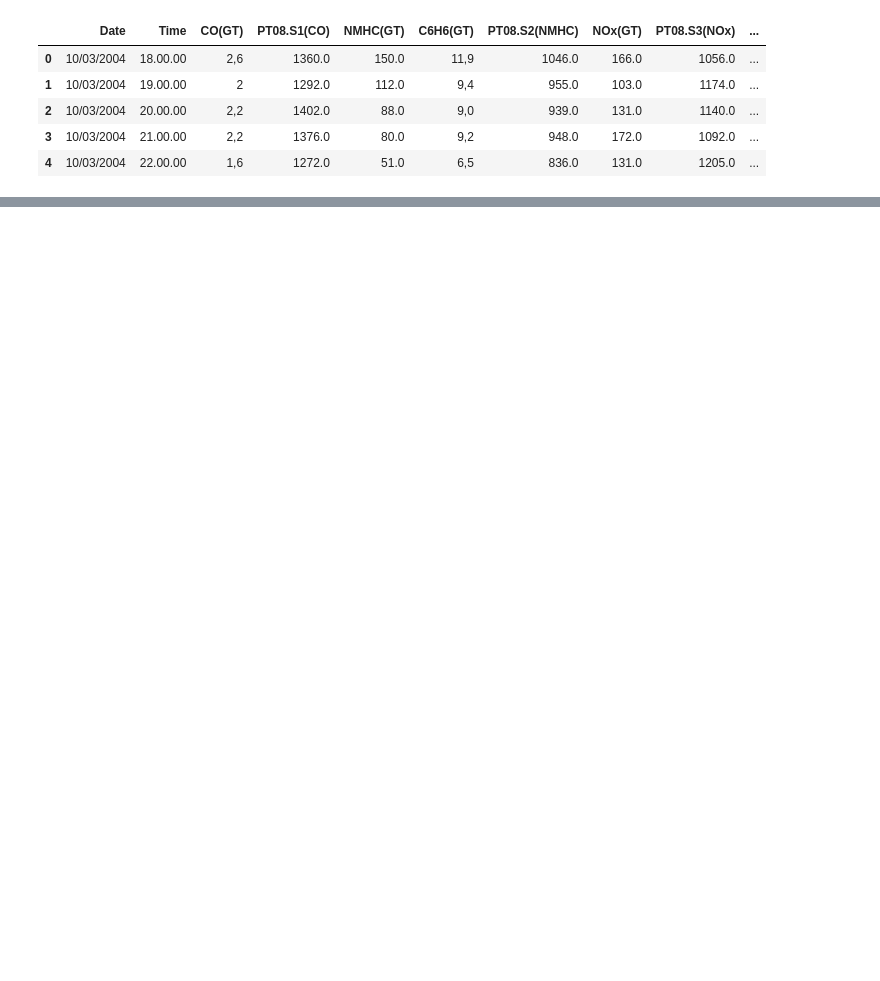
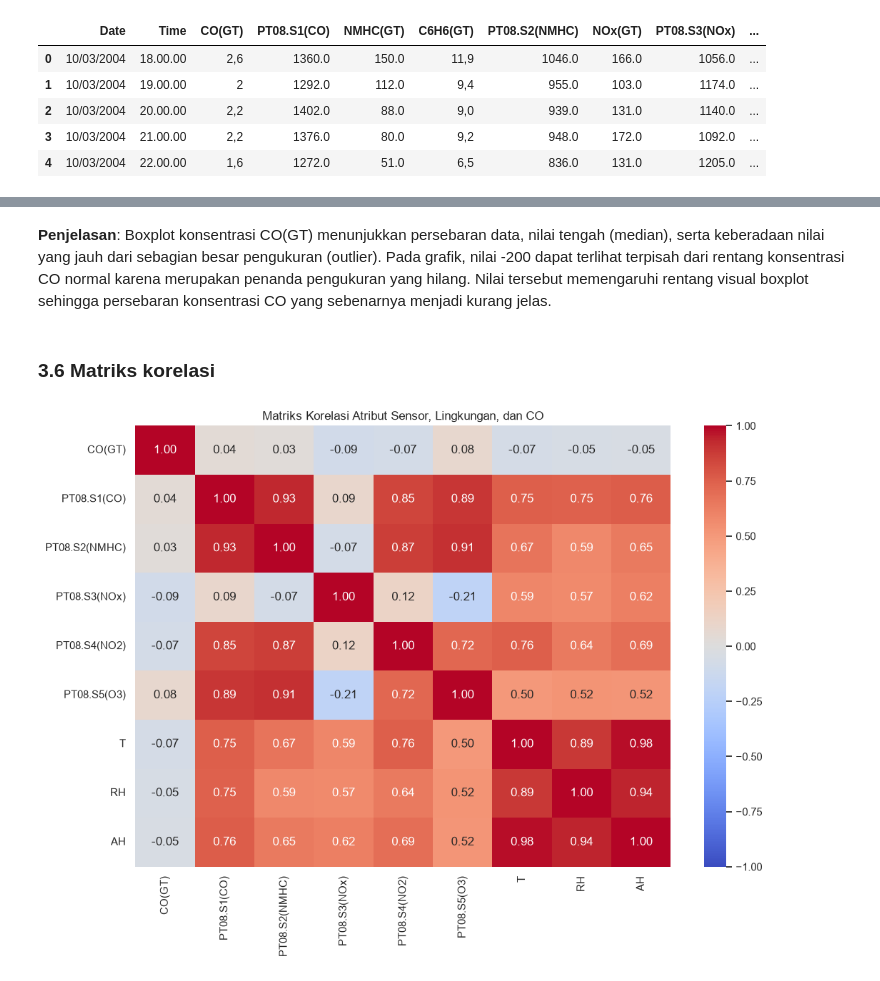
Before and after one commit to FiernazIngga/ProjekDataScience, a Jupyter notebook: main.ipynb, the cells around one changed output, grey strips where cells are left out. Drawn from its saved outputs; the diff is of its cells as text; code cells hidden in the pictures; blank space fills up the shorter version.

```diff
--- a/main.ipynb
+++ b/main.ipynb
@@ -24,0 +301,48 @@ df.head()
+# %% [markdown]
+**Penjelasan**: Boxplot konsentrasi CO(GT) menunjukkan persebaran data, nilai tengah (median), serta keberadaan nilai yang jauh dari sebagian besar pengukuran (outlier). Pada grafik, nilai -200 dapat terlihat terpisah dari rentang konsentrasi CO normal karena merupakan penanda pengukuran yang hilang. Nilai tersebut memengaruhi rentang visual boxplot sehingga persebaran konsentrasi CO yang sebenarnya menjadi kurang jelas.
+# %% [markdown]
+### 3.6 Matriks korelasi
+# %%
+
+kolom_korelasi = [
+    "CO(GT)",
+    "PT08.S1(CO)",
+    "PT08.S2(NMHC)",
+    "PT08.S3(NOx)",
+    "PT08.S4(NO2)",
+    "PT08.S5(O3)",
+    "T",
+    "RH",
+    "AH"
+]
+
+kolom_korelasi = [
+    kol for kol in kolom_korelasi if kol in df.columns
+]
+
+data_korelasi = df[kolom_korelasi].copy()
+
+for kol in kolom_korelasi:
+    data_korelasi[kol] = pd.to_numeric(
+        data_korelasi[kol].astype(str).str.replace(",", ".", regex=False),
+        errors="coerce"
+    )
+
+matriks_korelasi = data_korelasi.corr()
+
+plt.figure(figsize=(11, 8))
+sns.heatmap(
+    matriks_korelasi,
+    annot=True,
+    fmt=".2f",
+    cmap="coolwarm",
+    center=0,
+    vmin=-1,
+    vmax=1
+)
+
+plt.title("Matriks Korelasi Atribut Sensor, Lingkungan, dan CO")
+plt.tight_layout()
+plt.show()
+# %% [output]
+[figure, added]
```
Also changed, not shown: parts of 40 cells of this notebook.
